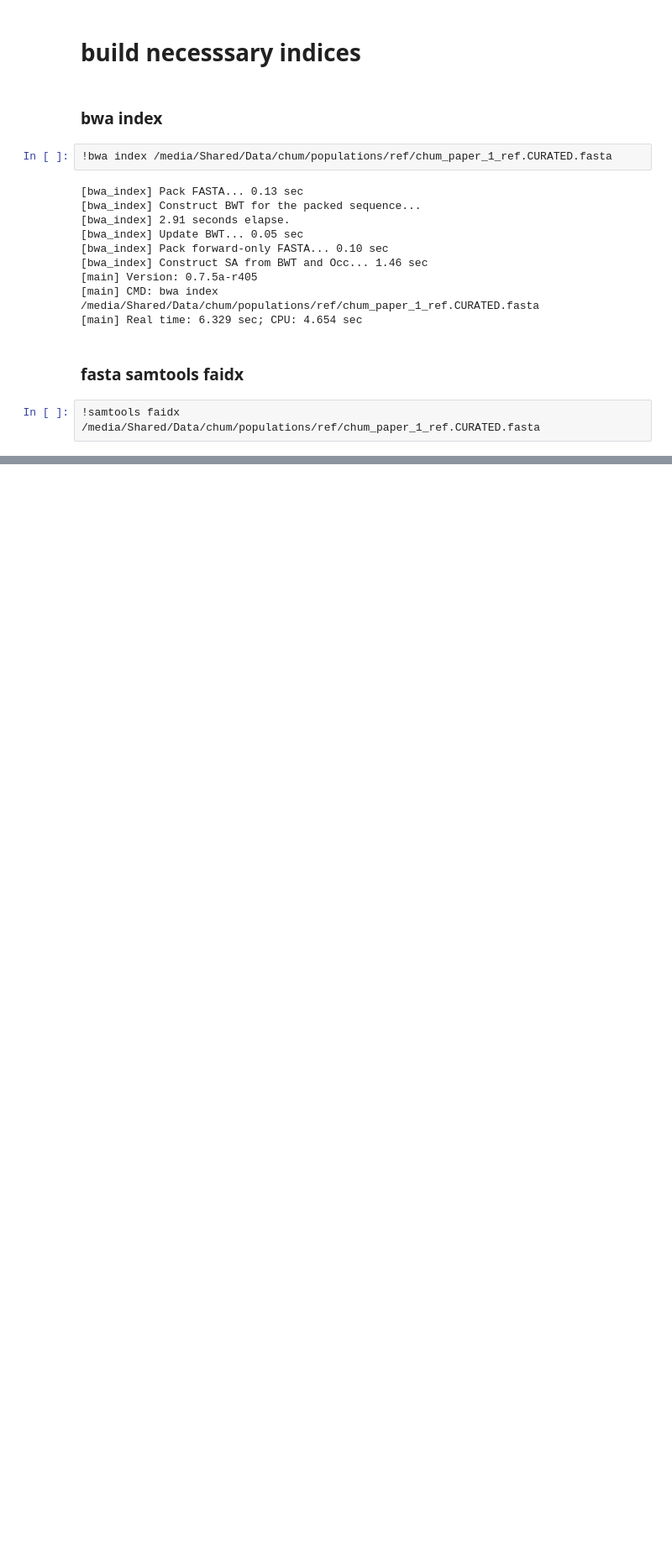
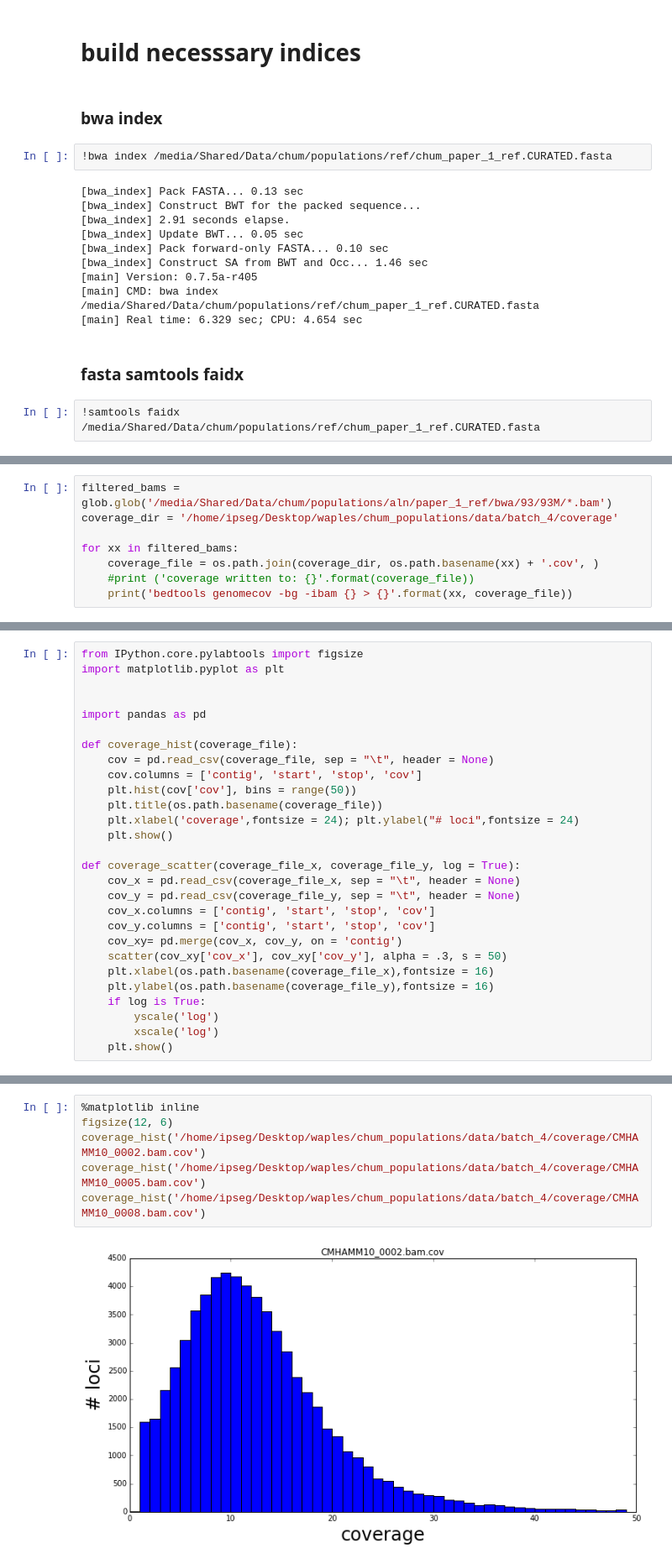
Before and after one commit to rwaples/chum_populations, a Jupyter notebook: align_pop_data_to_reference.ipynb, the cells around one changed output, grey strips where cells are left out. Shown at 84% size. Cells and saved outputs as stored; diff of their text form; blank space fills up the shorter version.

Commit message:
93M alignment coverage, excluded a few loci from linkagem map

```diff
--- a/align_pop_data_to_reference.ipynb
+++ b/align_pop_data_to_reference.ipynb
@@ -172,0 +158,8 @@ for xx in bwa_prefilter_bams:
+# %%
+filtered_bams = glob.glob('/media/Shared/Data/chum/populations/aln/paper_1_ref/bwa/93/93M/*.bam')
+coverage_dir = '/home/ipseg/Desktop/waples/chum_populations/data/batch_4/coverage'
+
+for xx in filtered_bams:
+    coverage_file = os.path.join(coverage_dir, os.path.basename(xx) + '.cov', )
+    #print ('coverage written to: {}'.format(coverage_file))
+    print('bedtools genomecov -bg -ibam {} > {}'.format(xx, coverage_file))
@@ -172,0 +186,28 @@ for xx in bwa_prefilter_bams:
+# %%
+from IPython.core.pylabtools import figsize
+import matplotlib.pyplot as plt
+
+
+import pandas as pd
+
+def coverage_hist(coverage_file):
+    cov = pd.read_csv(coverage_file, sep = "\t", header = None)
+    cov.columns = ['contig', 'start', 'stop', 'cov']
+    plt.hist(cov['cov'], bins = range(50))
+    plt.title(os.path.basename(coverage_file))
+    plt.xlabel('coverage',fontsize = 24); plt.ylabel("# loci",fontsize = 24)
+    plt.show()
+
+def coverage_scatter(coverage_file_x, coverage_file_y, log = True):
+    cov_x = pd.read_csv(coverage_file_x, sep = "\t", header = None)
+    cov_y = pd.read_csv(coverage_file_y, sep = "\t", header = None)
+    cov_x.columns = ['contig', 'start', 'stop', 'cov']
+    cov_y.columns = ['contig', 'start', 'stop', 'cov']
+    cov_xy= pd.merge(cov_x, cov_y, on = 'contig')
+    scatter(cov_xy['cov_x'], cov_xy['cov_y'], alpha = .3, s = 50)
+    plt.xlabel(os.path.basename(coverage_file_x),fontsize = 16)
+    plt.ylabel(os.path.basename(coverage_file_y),fontsize = 16)
+    if log is True:
+        yscale('log')
+        xscale('log')
+    plt.show()
@@ -172,0 +216,8 @@ for xx in bwa_prefilter_bams:
+# %%
+%matplotlib inline
+figsize(12, 6)
+coverage_hist('/home/ipseg/Desktop/waples/chum_populations/data/batch_4/coverage/CMHAMM10_0002.bam.cov')
+coverage_hist('/home/ipseg/Desktop/waples/chum_populations/data/batch_4/coverage/CMHAMM10_0005.bam.cov')
+coverage_hist('/home/ipseg/Desktop/waples/chum_populations/data/batch_4/coverage/CMHAMM10_0008.bam.cov')
+# %% [output]
+[figure, added]
```
Also changed, not shown: parts of 22 cells of this notebook, 9 other files.
